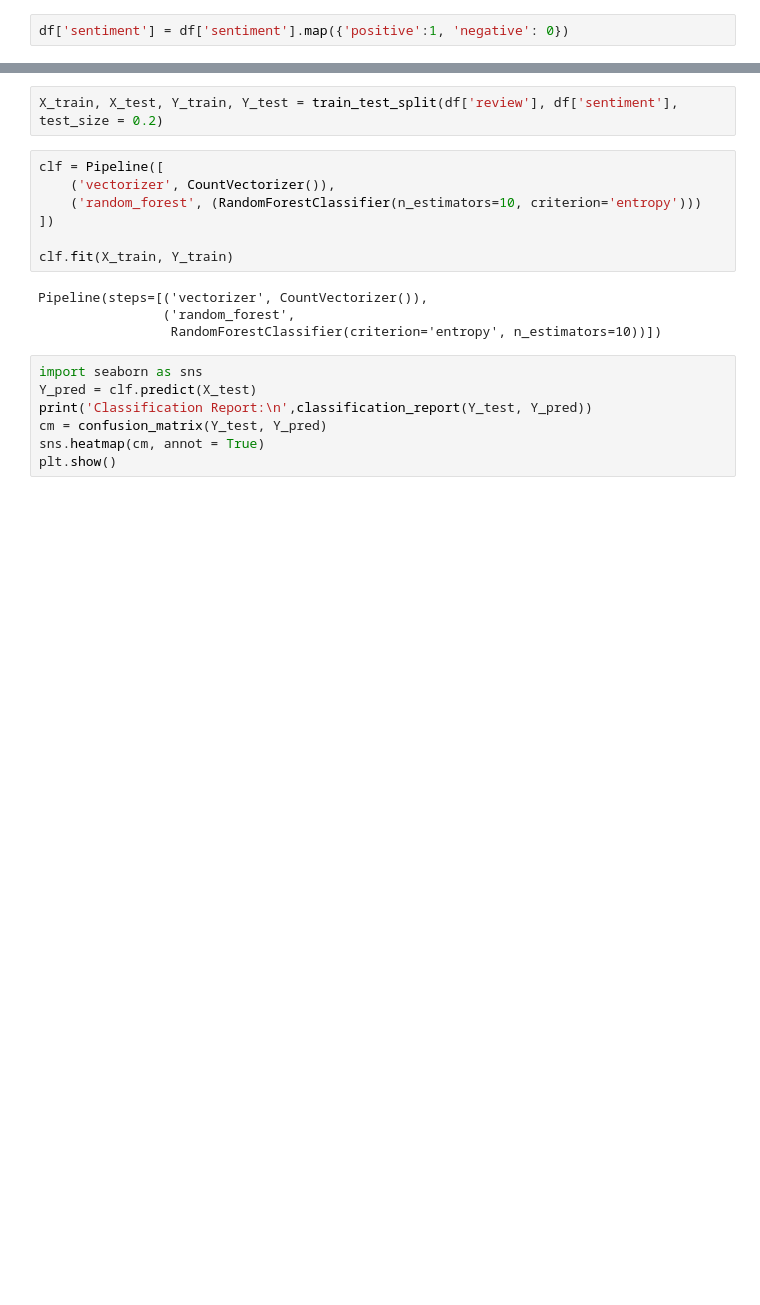
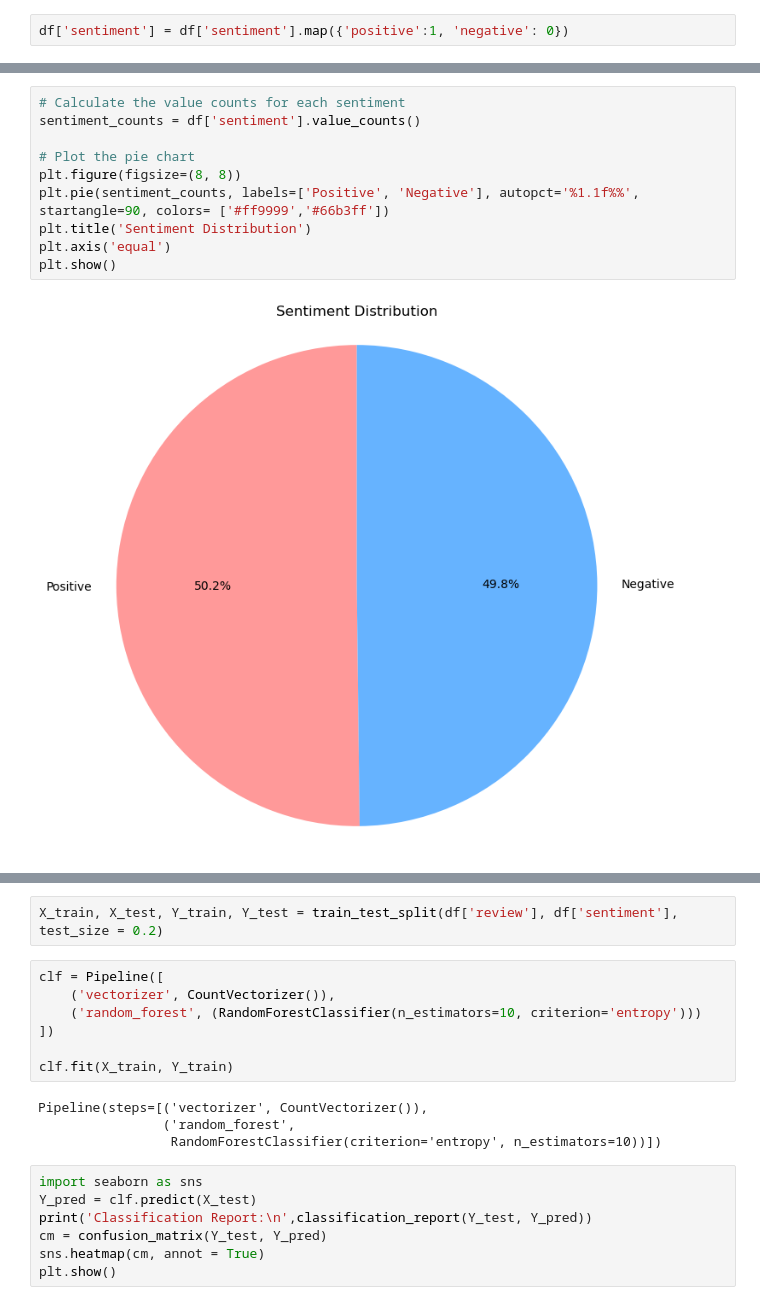
Before and after one commit to AbhinandanVijan/DeepLearning, a Jupyter notebook: sanandra_avijan_satviksi_project.ipynb, the cells around one changed output, grey strips where cells are left out. Drawn from its saved outputs; the diff is of its cells as text; blank space fills up the shorter version.

```diff
--- a/sanandra_avijan_satviksi_project.ipynb
+++ b/sanandra_avijan_satviksi_project.ipynb
@@ -19,0 +96,12 @@ df['sentiment'] = df['sentiment'].map({'positive':1, 'negative': 0})
+# %%
+# Calculate the value counts for each sentiment
+sentiment_counts = df['sentiment'].value_counts()
+
+# Plot the pie chart
+plt.figure(figsize=(8, 8))
+plt.pie(sentiment_counts, labels=['Positive', 'Negative'], autopct='%1.1f%%', startangle=90, colors= ['#ff9999','#66b3ff'])
+plt.title('Sentiment Distribution')
+plt.axis('equal')
+plt.show()
+# %% [output]
+[figure, added]
```
Also changed, not shown: parts of 26 cells of this notebook.
